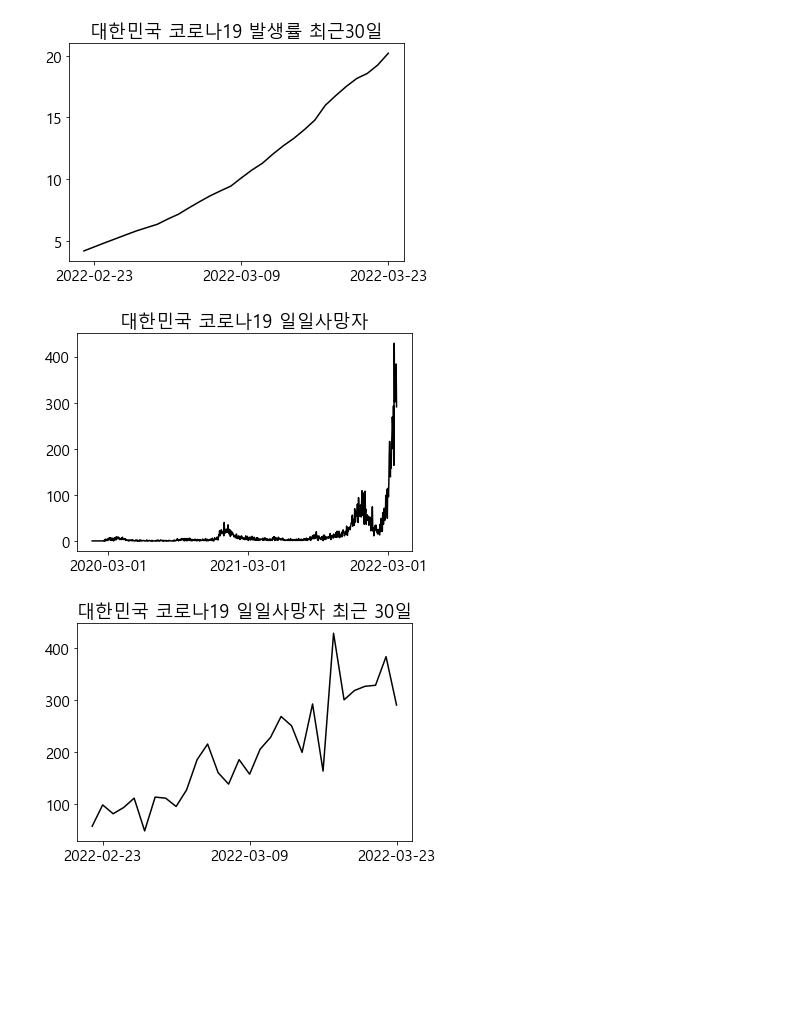
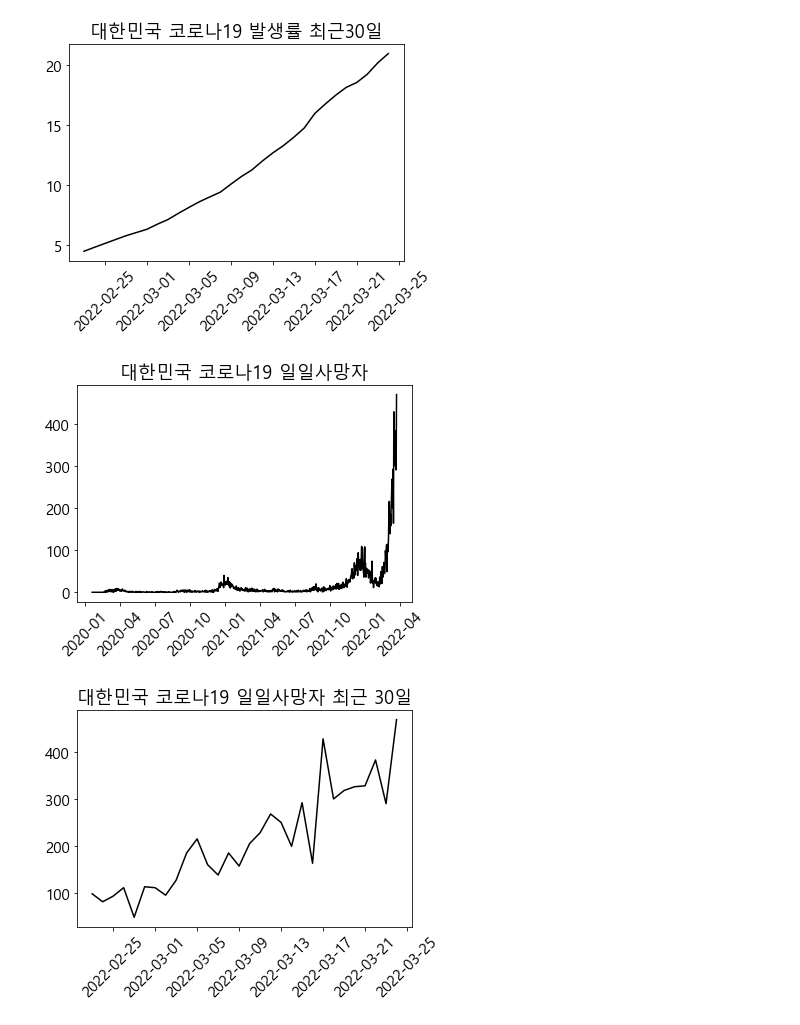
Before and after one commit to cpwoo/ProjectCorona, a Jupyter notebook: ProjectCorona.ipynb, the cells around one changed output. Saved outputs shown, nothing was run; the diff lists cells and outputs as text; code cells hidden in the pictures; blank space fills up the shorter version.

```diff
--- a/ProjectCorona.ipynb
+++ b/ProjectCorona.ipynb
@@ -6,7 +6,7 @@ matplotlib.rcParams['font.size'] = 15
 matplotlib.rcParams['axes.unicode_minus'] = False
 # %%
 import pandas as pd
-df = pd.read_excel('코로나바이러스감염증-19_확진환자_발생현황_220323.xlsx', skiprows=[0,1,2,3,5])
+df = pd.read_excel('코로나바이러스감염증-19_확진환자_발생현황_220324.xlsx', skiprows=[0,1,2,3,5])
 df.replace('-', 0, inplace=True)
 df
 # %% [output]
@@ -99,27 +99,27 @@ plt.show()
 # %%
 x = df30['일자']; y=df30['발생률']
 plt.title('대한민국 코로나19 발생률 최근30일')
 plt.plot(x, y, color='k')
-plt.xticks(['2022-02-23', '2022-03-09', '2022-03-23'])
+plt.xticks(rotation=45)
 plt.show()
 # %% [output]
-[figure, old version]
+[figure, new version]
 # %%
 x = df['일자']; y=df['사망(명)']
 plt.title('대한민국 코로나19 일일사망자')
 plt.plot(x, y, color='k')
-plt.xticks(['2020-03-01', '2021-03-01', '2022-03-01'])
+plt.xticks(rotation=45)
 plt.show()
 # %% [output]
-[figure, old version]
+[figure, new version]
 # %%
 x = df30['일자']; y=df30['사망(명)']
 plt.title('대한민국 코로나19 일일사망자 최근 30일')
 plt.plot(x, y, color='k')
-plt.xticks(['2022-02-23', '2022-03-09', '2022-03-23'])
+plt.xticks(rotation=45)
 plt.show()
 # %% [output]
-[figure, old version]
+[figure, new version]
 # %%
 x = df['일자']; y=df['누적사망']
 plt.title('대한민국 코로나19 누적사망자')
```
Also changed, not shown: parts of 10 cells of this notebook, 3 other files.
